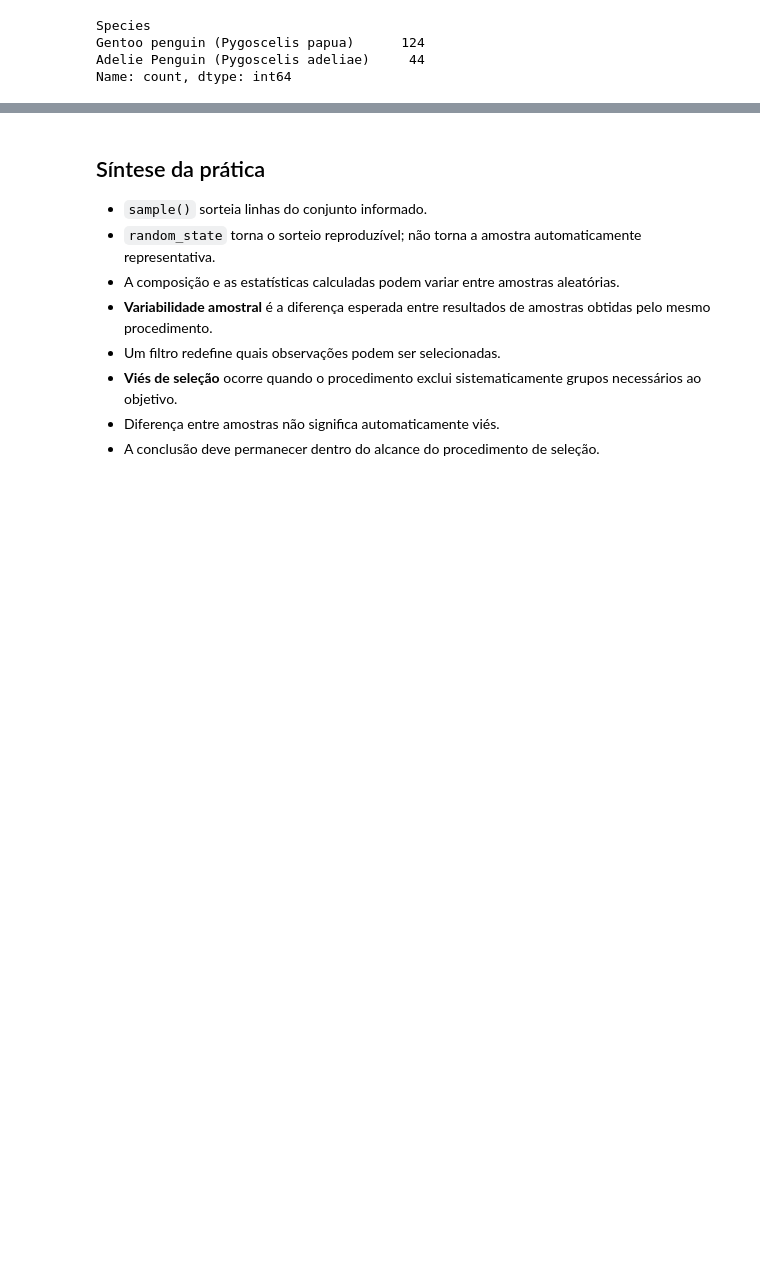
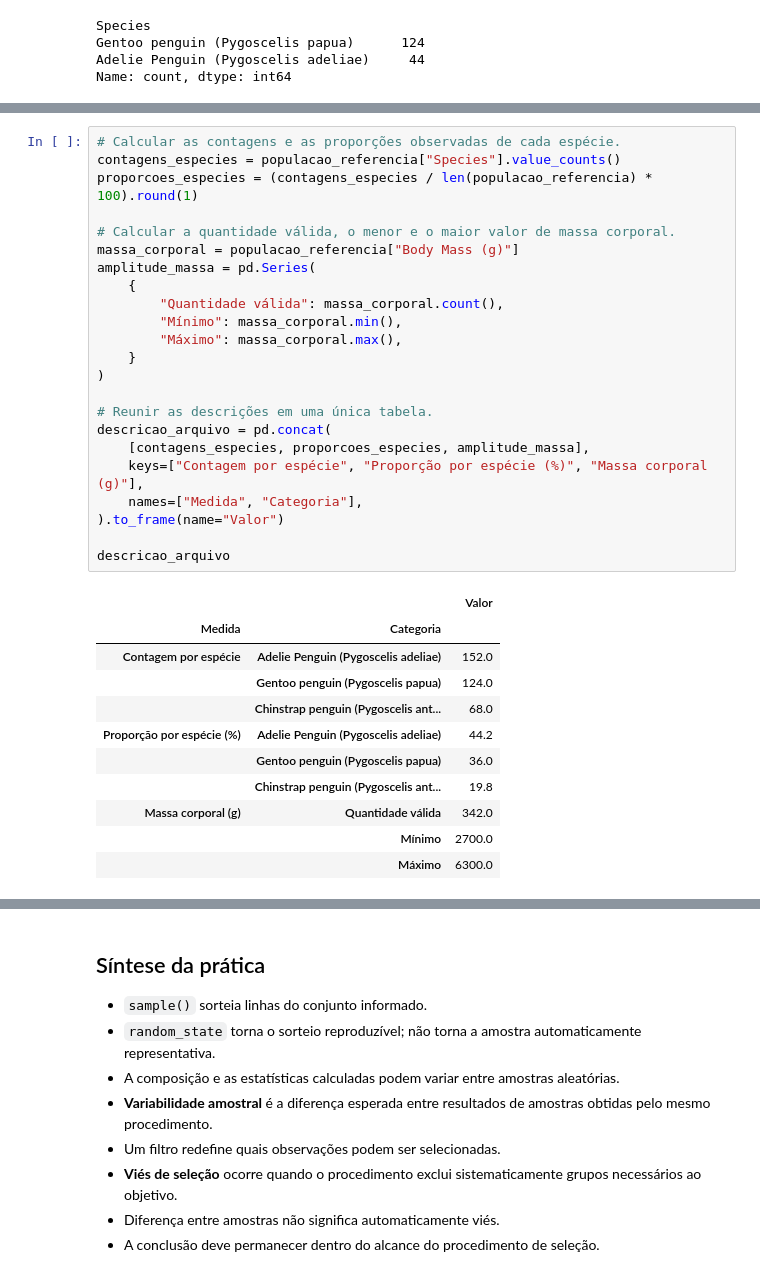
Before and after one commit to carubbi/MQ, a Jupyter notebook: notebooks/resolvidos/u1_a02_fundamentos_investigacao_dados.ipynb, the cells around one changed output, grey strips where cells are left out. Cells and saved outputs as stored; diff of their text form; blank space fills up the shorter version.

```diff
--- a/notebooks/resolvidos/u1_s01_fundamentos_estatisticos_aula02.ipynb
+++ b/notebooks/resolvidos/u1_a02_fundamentos_investigacao_dados.ipynb
@@ -378,0 +400,35 @@ Name: count, dtype: int64
+# %%
+# Calcular as contagens e as proporções observadas de cada espécie.
+contagens_especies = populacao_referencia["Species"].value_counts()
+proporcoes_especies = (contagens_especies / len(populacao_referencia) * 100).round(1)
+
+# Calcular a quantidade válida, o menor e o maior valor de massa corporal.
+massa_corporal = populacao_referencia["Body Mass (g)"]
+amplitude_massa = pd.Series(
+    {
+        "Quantidade válida": massa_corporal.count(),
+        "Mínimo": massa_corporal.min(),
+        "Máximo": massa_corporal.max(),
+    }
+)
+
+# Reunir as descrições em uma única tabela.
+descricao_arquivo = pd.concat(
+    [contagens_especies, proporcoes_especies, amplitude_massa],
+    keys=["Contagem por espécie", "Proporção por espécie (%)", "Massa corporal (g)"],
+    names=["Medida", "Categoria"],
+).to_frame(name="Valor")
+
+descricao_arquivo
+# %% [output]
+|  |  | Valor |
+| Medida | Categoria |  |
+| Contagem por espécie | Adelie Penguin (Pygoscelis adeliae) | 152.0 |
+|  | Gentoo penguin (Pygoscelis papua) | 124.0 |
+|  | Chinstrap penguin (Pygoscelis ant... | 68.0 |
+| Proporção por espécie (%) | Adelie Penguin (Pygoscelis adeliae) | 44.2 |
+|  | Gentoo penguin (Pygoscelis papua) | 36.0 |
+|  | Chinstrap penguin (Pygoscelis ant... | 19.8 |
+| Massa corporal (g) | Quantidade válida | 342.0 |
+|  | Mínimo | 2700.0 |
+|  | Máximo | 6300.0 |
```
Also changed, not shown: parts of 23 cells of this notebook, 35 other files.
